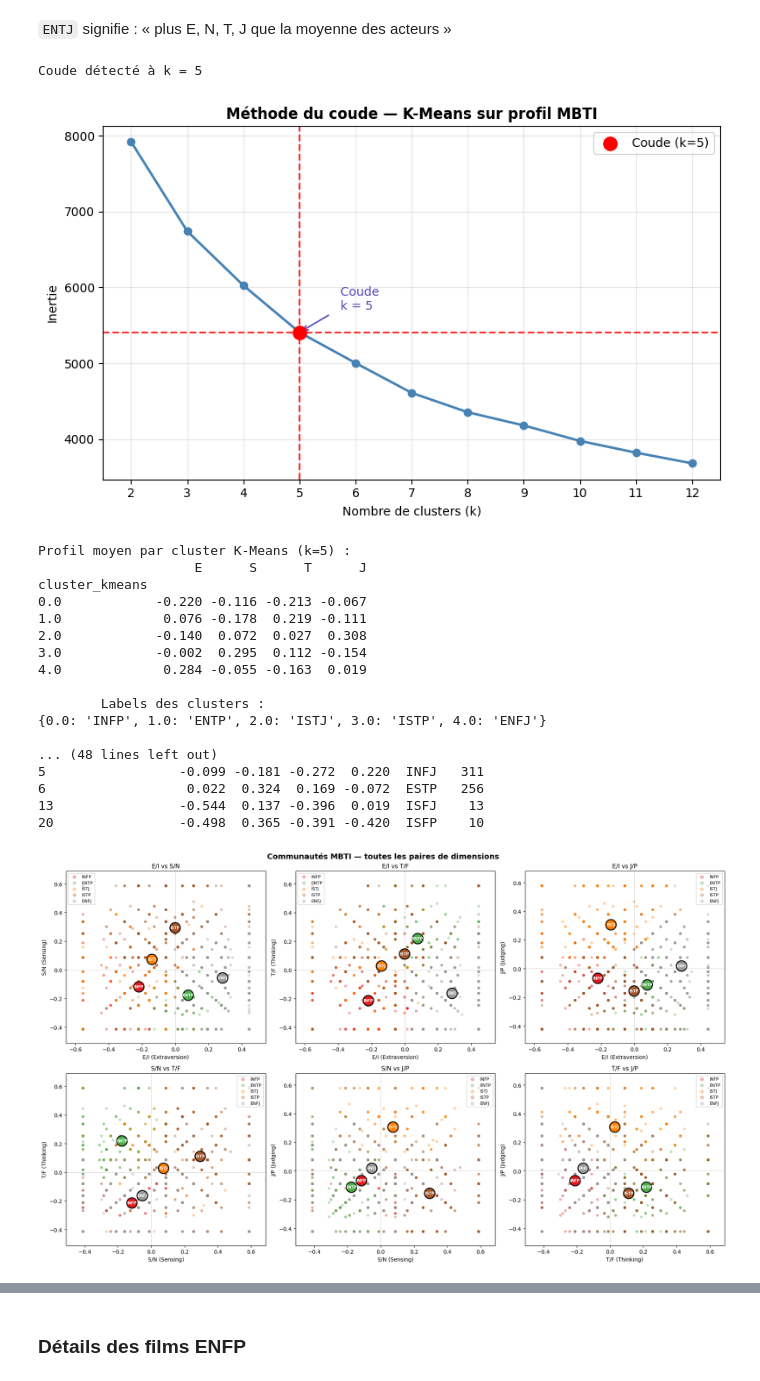
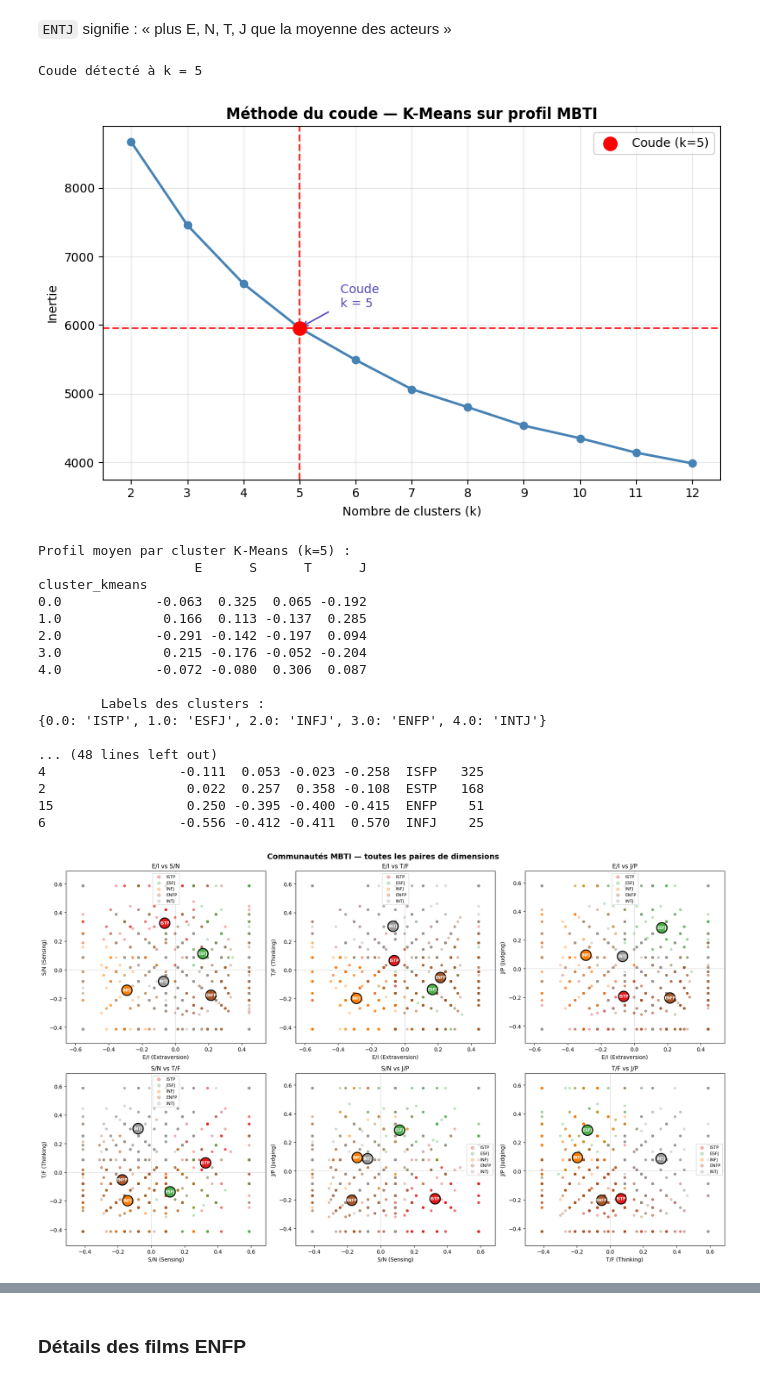
Before and after one commit to DavidGabrielPapa/TheseDeMaster, a Jupyter notebook: graph.ipynb, the cells around one changed output, grey strips where cells are left out. Drawn from its saved outputs; the diff is of its cells as text; code cells hidden in the pictures.

```diff
--- a/graph.ipynb
+++ b/graph.ipynb
@@ -2028,12 +2063,12 @@ print(f"J : {global_J:.3f}")
 
 # Correction du biais de fréquence des types
 
-df_dist['delta_E'] = df_dist['prop_E'] - global_E
-df_dist['delta_S'] = df_dist['prop_S'] - global_S
-df_dist['delta_T'] = df_dist['prop_T'] - global_T
-df_dist['delta_J'] = df_dist['prop_J'] - global_J
+df_dist_comm['delta_E'] = df_dist_comm['prop_E'] - global_E
+df_dist_comm['delta_S'] = df_dist_comm['prop_S'] - global_S
+df_dist_comm['delta_T'] = df_dist_comm['prop_T'] - global_T
+df_dist_comm['delta_J'] = df_dist_comm['prop_J'] - global_J
 
-print(df_dist[['delta_E','delta_S','delta_T','delta_J']].describe().round(3))
+print(df_dist_comm[['delta_E','delta_S','delta_T','delta_J']].describe().round(3))
 # %% [output]
 Distribution globale des acteurs :
 E : 0.556
@@ -2055,7 +2090,7 @@ max       0.444     0.588     0.589     0.580
 # Clustering sur profil vectoriel 4D (K-Means / DBSCAN)
 
 features = ['delta_E', 'delta_S', 'delta_T', 'delta_J']
-df_valid = df_dist[features].dropna().copy()
+df_valid = df_dist_comm[features].dropna().copy()
 
 scaler   = StandardScaler()
 X_scaled = scaler.fit_transform(df_valid)
@@ -2103,11 +2138,11 @@ K_OPTIMAL = k_elbow
 km_final  = KMeans(n_clusters=K_OPTIMAL, random_state=42, n_init=10)
 df_valid['cluster_kmeans'] = km_final.fit_predict(X_scaled)
 
-df_dist['cluster_kmeans'] = np.nan
-df_dist.loc[df_valid.index, 'cluster_kmeans'] = df_valid['cluster_kmeans']
+df_dist_comm['cluster_kmeans'] = np.nan
+df_dist_comm.loc[df_valid.index, 'cluster_kmeans'] = df_valid['cluster_kmeans']
 
 print(f"\nProfil moyen par cluster K-Means (k={k_elbow}) : ")
-cluster_profiles = df_dist.groupby('cluster_kmeans')[features].mean().round(3)
+cluster_profiles = df_dist_comm.groupby('cluster_kmeans')[features].mean().round(3)
 cluster_profiles.columns = ['E', 'S', 'T', 'J']
 print(cluster_profiles)
 
@@ -2120,7 +2155,7 @@ def name_cluster(row):
 
 cluster_profiles['label'] = cluster_profiles.apply(name_cluster, axis=1)
 cluster_label_map = cluster_profiles['label'].to_dict()
-df_dist['cluster_label'] = df_dist['cluster_kmeans'].map(cluster_label_map)
+df_dist_comm['cluster_label'] = df_dist_comm['cluster_kmeans'].map(cluster_label_map)
 print("\n\tLabels des clusters :")
 print(cluster_label_map)
 
@@ -2128,8 +2163,8 @@ print(cluster_label_map)
 
 dbscan = DBSCAN(eps=0.8, min_samples=5)
 df_valid['cluster_dbscan'] = dbscan.fit_predict(X_scaled)
-df_dist['cluster_dbscan'] = np.nan
-df_dist.loc[df_valid.index, 'cluster_dbscan'] = df_valid['cluster_dbscan']
+df_dist_comm['cluster_dbscan'] = np.nan
+df_dist_comm.loc[df_valid.index, 'cluster_dbscan'] = df_valid['cluster_dbscan']
 
 n_clusters_db = len(set(df_valid['cluster_dbscan'])) - (1 if -1 in df_valid['cluster_dbscan'].values else 0)
 n_noise_db    = (df_valid['cluster_dbscan'] == -1).sum()
@@ -2142,10 +2177,10 @@ print(df_valid['cluster_dbscan'].value_counts().head(10))
 
 # Graphe de similarité + Louvain
 
-X_raw      = df_dist[features].dropna()
+X_raw      = df_dist_comm[features].dropna()
 dist_matrix = euclidean_distances(X_raw.values)   # (n_films, n_films)
 
-DIST_THRESHOLD = 0.28
+DIST_THRESHOLD = 0.32
 
 # plus c'est proche, plus le lien est fort
 # w = 1 / (1 + d)
@@ -2178,8 +2213,8 @@ for resolution in [0.01, 0.05, 0.1, 0.2, 0.5, 0.75, 0.9, 1]:
         f"top 3 : {sizes.iloc[0]}, {sizes.iloc[1] if len(sizes)>1 else '-'}, "
         f"{sizes.iloc[2] if len(sizes)>2 else '-'} films")
 
-partition = community_louvain.best_partition(G, weight='weight', random_state=42, resolution=0.75)
-df_dist['community_louvain'] = df_dist.index.map(partition)
+partition = community_louvain.best_partition(G, weight='weight', random_state=42, resolution=1)
+df_dist_comm['community_louvain'] = df_dist_comm.index.map(partition)
 
 n_comm  = len(set(partition.values()))
 sizes   = pd.Series(partition).value_counts()
@@ -2189,7 +2224,7 @@ print(sizes.head(10))
 # Profil moyen de chaque communauté Louvain
 print("\nProfil moyen par communauté Louvain (top 8) : ")
 top_comms = sizes.head(8).index.tolist()
-louvain_profiles = (df_dist[df_dist['community_louvain'].isin(top_comms)]
+louvain_profiles = (df_dist_comm[df_dist_comm['community_louvain'].isin(top_comms)]
                             .groupby('community_louvain')[features]
                             .mean()
                             .round(3))
@@ -2216,59 +2251,59 @@ for ax, (dx, dy) in zip(axes, pairs) :
 
     # Points (alpha réduit pour mieux voir)
     for k in range(K_OPTIMAL) :
-        mask  = df_dist['cluster_kmeans'] == k
+        mask  = df_dist_comm['cluster_kmeans'] == k
         label = cluster_label_map.get(k, f'C{k}')
-        ax.scatter(df_dist.loc[mask, dx], df_dist.loc[mask, dy], c=[palette[k]], alpha=0.30, s=16, label=label)
+        ax.scatter(df_dist_comm.loc[mask, dx], df_dist_comm.loc[mask, dy], c=[palette[k]], alpha=0.30, s=16, label=label)
 
     # Centroïdes
     for k in range(K_OPTIMAL) :
-        mask  = df_dist['cluster_kmeans'] == k
-        cx    = df_dist.loc[mask, dx].mean()
-        cy    = df_dist.loc[mask, dy].mean()
+        mask  = df_dist_comm['cluster_kmeans'] == k
+        cx    = df_dist_comm.loc[mask, dx].mean()
+        cy    = df_dist_comm.loc[mask, dy].mean()
         label = cluster_label_map.get(k, f'C{k}')
 
         ax.scatter(cx, cy, s=420, color='white', zorder=6)
         ax.scatter(cx, cy, s=380, color=palette[k], zorder=7, edgecolors='black', linewidths=1.8)
         ax.text(cx, cy, label, ha='center', va='center', fontsize=7, fontweight='bold', color='white', zorder=8)
 
     ax.axvline(0, color='gray', linestyle='--', linewidth=0.7, alpha=0.5)
     ax.axhline(0, color='gray', linestyle='--', linewidth=0.7, alpha=0.5)
     ax.set_xlabel(dim_labels[dx], fontsize=10)
     ax.set_ylabel(dim_labels[dy], fontsize=10)
-    ax.set_xlim(df_dist[dx].min()-0.1, df_dist[dx].max()+0.1)
-    ax.set_ylim(df_dist[dy].min()-0.1, df_dist[dy].max()+0.1)
+    ax.set_xlim(df_dist_comm[dx].min()-0.1, df_dist_comm[dx].max()+0.1)
+    ax.set_ylim(df_dist_comm[dy].min()-0.1, df_dist_comm[dy].max()+0.1)
     ax.set_title(f"{dim_labels[dx].split()[0]} vs {dim_labels[dy].split()[0]}", fontsize=11)
     ax.legend(fontsize=8, markerscale=1.4)
 
 plt.tight_layout()
 plt.savefig('Images/Graph/community_clusters_scatter.png', dpi=150, bbox_inches='tight')
 plt.show()
 
 
 print("\nDans quel cluster va chaque film :")
 new_cols = ['community_dominant', 'cluster_kmeans', 'cluster_label', 'cluster_dbscan']
 new_cols.append('community_louvain')
-print(df_dist[new_cols].head(10))
+print(df_dist_comm[new_cols].head(10))
 # %% [output]
 Coude détecté à k = 5
-[figure, old version]
+[figure, new version]
 Profil moyen par cluster K-Means (k=5) :
                     E      S      T      J
 cluster_kmeans
-0.0            -0.220 -0.116 -0.213 -0.067
-1.0             0.076 -0.178  0.219 -0.111
-2.0            -0.140  0.072  0.027  0.308
-3.0            -0.002  0.295  0.112 -0.154
-4.0             0.284 -0.055 -0.163  0.019
+0.0            -0.063  0.325  0.065 -0.192
+1.0             0.166  0.113 -0.137  0.285
+2.0            -0.291 -0.142 -0.197  0.094
+3.0             0.215 -0.176 -0.052 -0.204
+4.0            -0.072 -0.080  0.306  0.087
 
         Labels des clusters :
-{0.0: 'INFP', 1.0: 'ENTP', 2.0: 'ISTJ', 3.0: 'ISTP', 4.0: 'ENFJ'}
+{0.0: 'ISTP', 1.0: 'ESFJ', 2.0: 'INFJ', 3.0: 'ENFP', 4.0: 'INTJ'}
 
 ... (48 lines left out)
-5                 -0.099 -0.181 -0.272  0.220  INFJ   311
-6                  0.022  0.324  0.169 -0.072  ESTP   256
-13                -0.544  0.137 -0.396  0.019  ISFJ    13
-20                -0.498  0.365 -0.391 -0.420  ISFP    10
+4                 -0.111  0.053 -0.023 -0.258  ISFP   325
+2                  0.022  0.257  0.358 -0.108  ESTP   168
+15                 0.250 -0.395 -0.400 -0.415  ENFP    51
+6                 -0.556 -0.412 -0.411  0.570  INFJ    25
-[figure, old version]
+[figure, new version]
 Dans quel cluster va chaque film :
   community_dominant  cluster_kmeans cluster_label  cluster_dbscan  \
```
Also changed, not shown: parts of 5 cells of this notebook, 7 other files.
